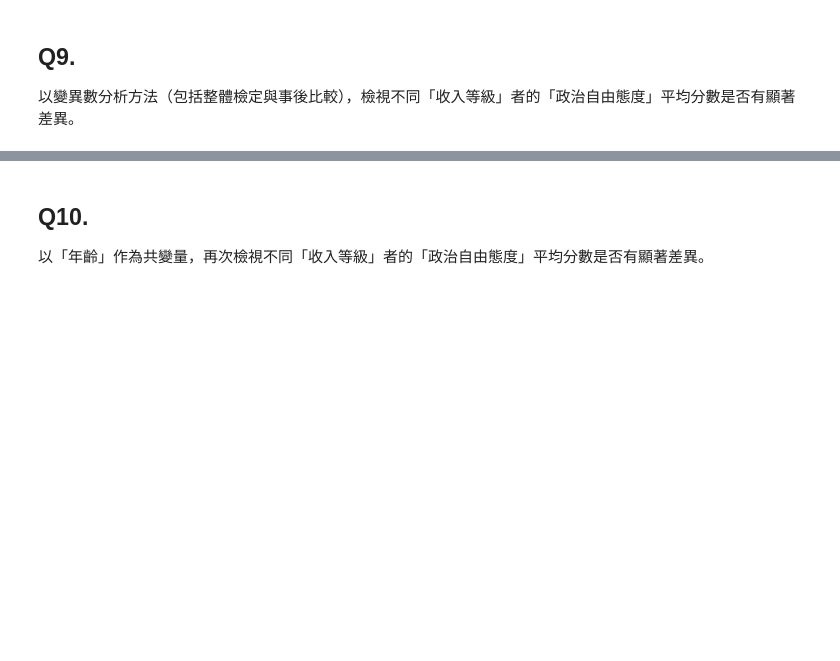
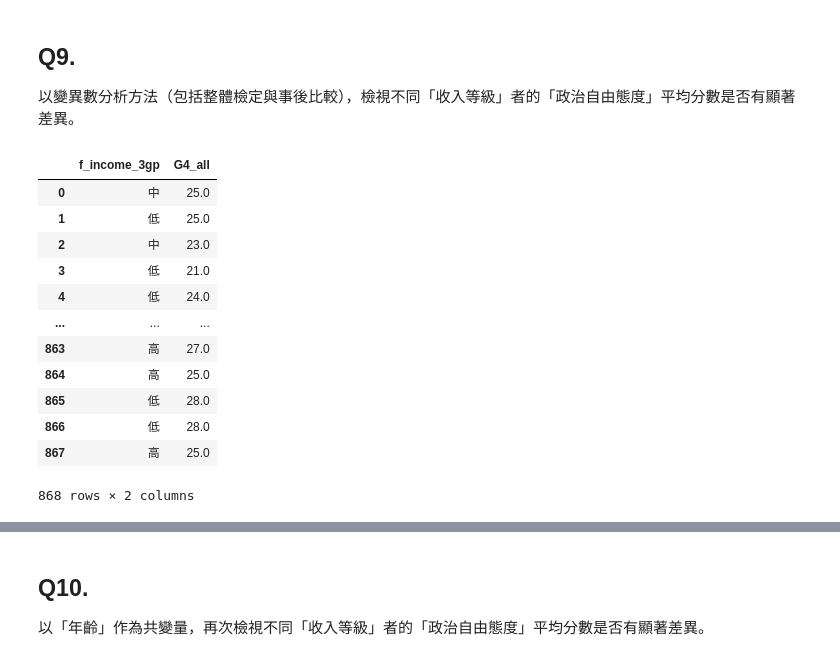
Before and after one commit to WendellLiu/ntpu-social-data-analysis, a Jupyter notebook: notebooks/midterm_1.ipynb, the cells around one changed output, grey strips where cells are left out. Saved outputs shown, nothing was run; the diff lists cells and outputs as text; code cells hidden in the pictures; blank space fills up the shorter version.

```diff
--- a/notebooks/midterm_1.ipynb
+++ b/notebooks/midterm_1.ipynb
@@ -531,3 +531,23 @@ $\alpha = 0.05$
 # %% [markdown]
 ## Q9.
 以變異數分析方法（包括整體檢定與事後比較），檢視不同「收入等級」者的「政治自由態度」平均分數是否有顯著差異。
+# %%
+# pick columns
+col_9_1 = df_4_recoded["f_income_3gp"]
+col_9_2 = df_5_final['G4_all']
+df_9 = pd.concat([col_9_1.reset_index(drop=True),
+                  col_9_2.reset_index(drop=True)], axis=1)
+# %% [output]
+|  | f_income_3gp | G4_all |
+| 0 | 中 | 25.0 |
+| 1 | 低 | 25.0 |
+| 2 | 中 | 23.0 |
+| 3 | 低 | 21.0 |
+| 4 | 低 | 24.0 |
+| ... | ... | ... |
+| 863 | 高 | 27.0 |
+| 864 | 高 | 25.0 |
+| 865 | 低 | 28.0 |
+| 866 | 低 | 28.0 |
+| 867 | 高 | 25.0 |
+868 rows × 2 columns
```
Also changed, not shown: parts of 12 cells of this notebook.
